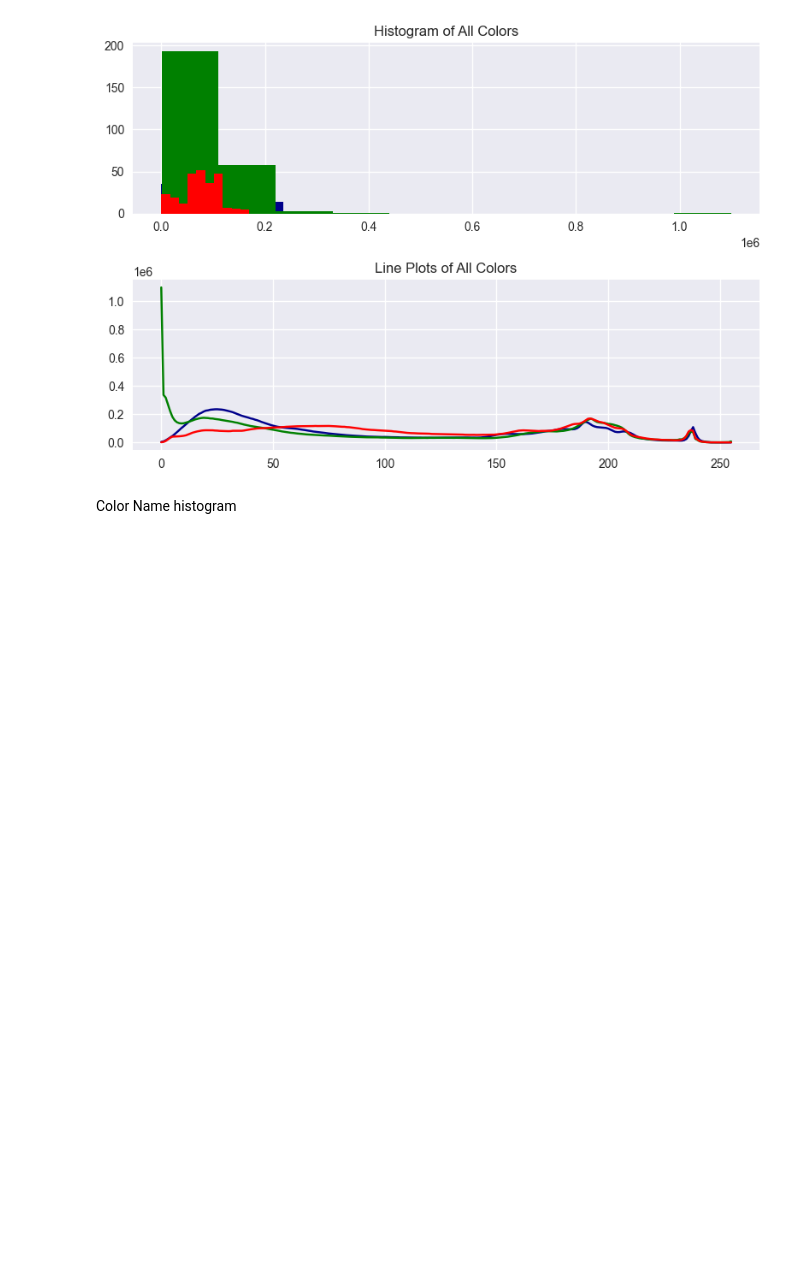
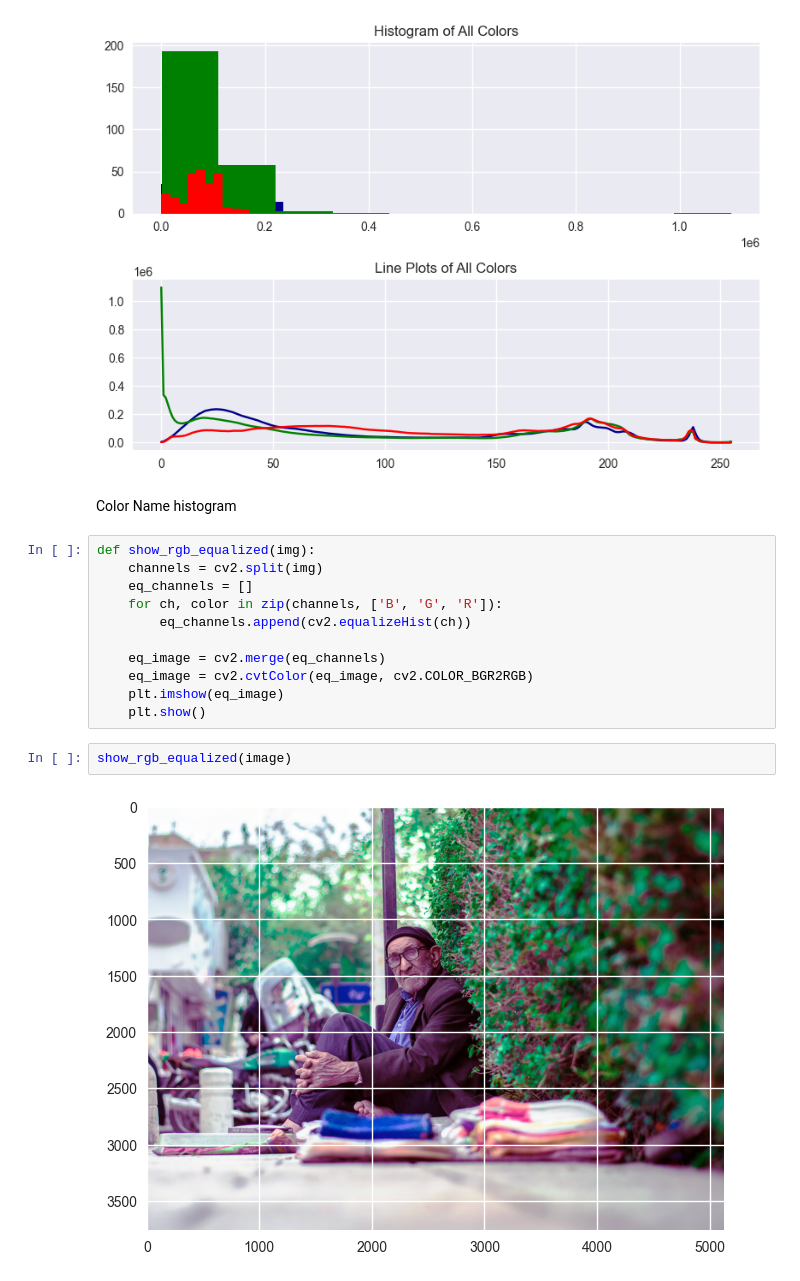
Before and after one commit to MohammadBadzohreh/machine_learning_final, a Jupyter notebook: main.ipynb, the cells around one changed output. Cells and saved outputs as stored; diff of their text form; blank space fills up the shorter version.

```diff
--- a/main.ipynb
+++ b/main.ipynb
@@ -82,3 +84,18 @@ plt.show()
 [figure]
 # %% [markdown]
 Color Name histogram
+# %%
+def show_rgb_equalized(img):
+    channels = cv2.split(img)
+    eq_channels = []
+    for ch, color in zip(channels, ['B', 'G', 'R']):
+        eq_channels.append(cv2.equalizeHist(ch))
+
+    eq_image = cv2.merge(eq_channels)
+    eq_image = cv2.cvtColor(eq_image, cv2.COLOR_BGR2RGB)
+    plt.imshow(eq_image)
+    plt.show()
+# %%
+show_rgb_equalized(image)
+# %% [output]
+[figure, added]
```
Also changed, not shown: parts of 6 cells of this notebook, 1 other file.
